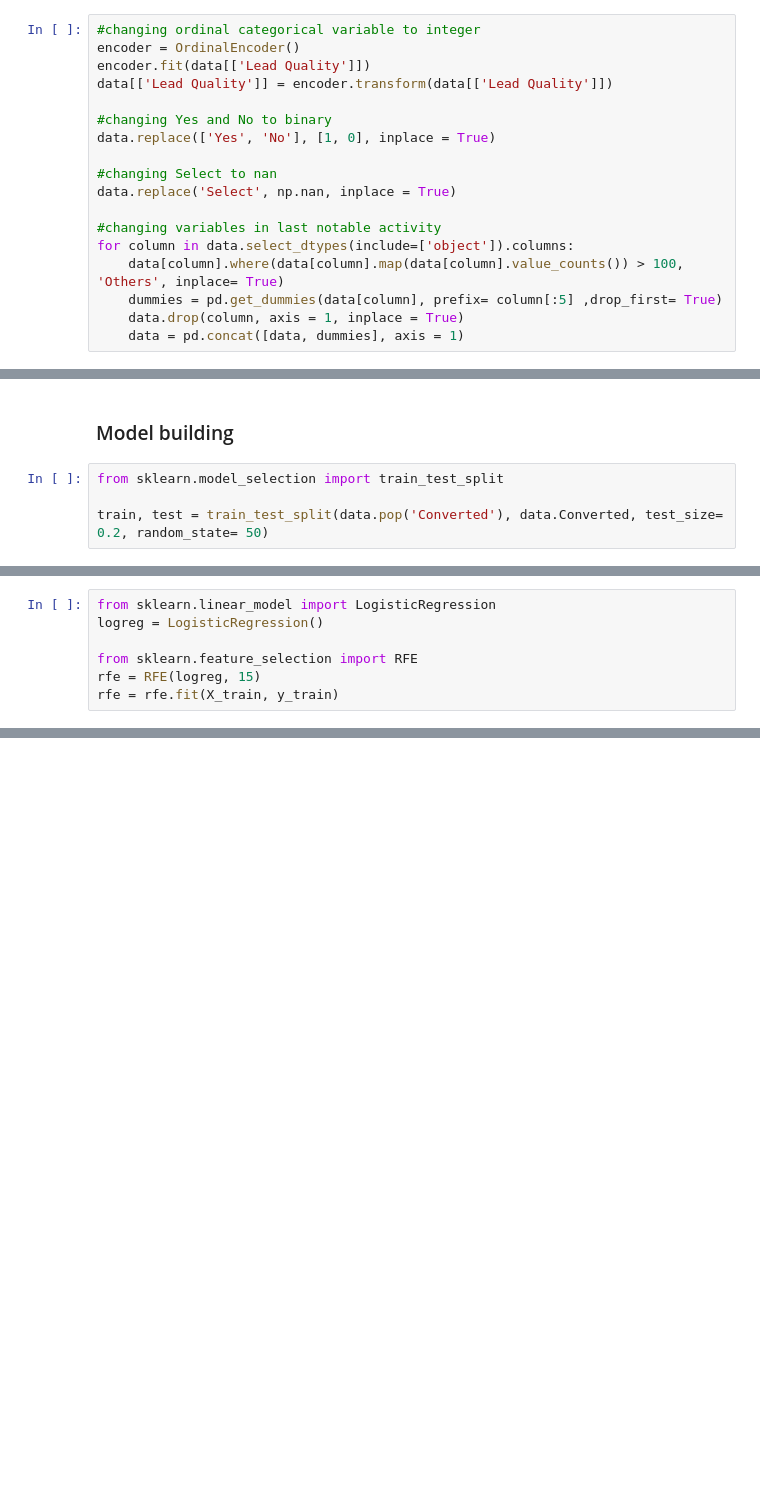
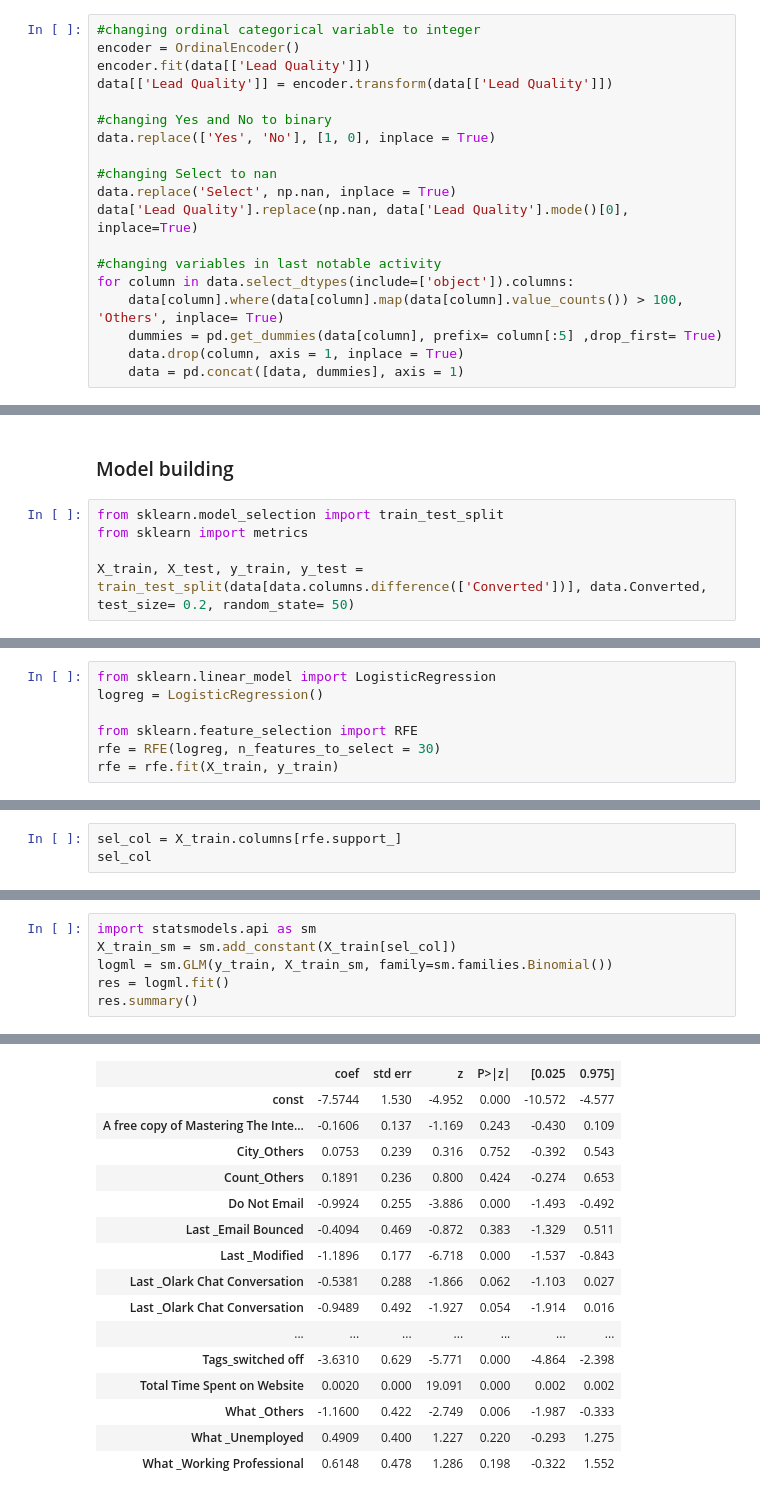
Before and after one commit to artik-gupta/Lead-Score-Case-study-assignment, a Jupyter notebook: LR model.ipynb, the cells around one changed output, grey strips where cells are left out. Cells and saved outputs as stored; diff of their text form; blank space fills up the shorter version.

```diff
--- a/LR model.ipynb
+++ b/LR model.ipynb
@@ -190,6 +188,7 @@ data.replace(['Yes', 'No'], [1, 0], inplace = True)
 
 #changing Select to nan
 data.replace('Select', np.nan, inplace = True)
+data['Lead Quality'].replace(np.nan, data['Lead Quality'].mode()[0], inplace=True)
 
 #changing variables in last notable activity
 for column in data.select_dtypes(include=['object']).columns:
@@ -210,5 +209,6 @@ data.head()
 ### Model building
 # %%
 from sklearn.model_selection import train_test_split
+from sklearn import metrics
 
-train, test = train_test_split(data.pop('Converted'), data.Converted, test_size= 0.2, random_state= 50)
+X_train, X_test, y_train, y_test = train_test_split(data[data.columns.difference(['Converted'])], data.Converted, test_size= 0.2, random_state= 50)
@@ -219,5 +217,5 @@ from sklearn.linear_model import LogisticRegression
 logreg = LogisticRegression()
 
 from sklearn.feature_selection import RFE
-rfe = RFE(logreg, 15)
+rfe = RFE(logreg, n_features_to_select = 30)
 rfe = rfe.fit(X_train, y_train)
@@ -223,0 +242,3 @@ rfe = rfe.fit(X_train, y_train)
+# %%
+sel_col = X_train.columns[rfe.support_]
+sel_col
@@ -223,0 +260,7 @@ rfe = rfe.fit(X_train, y_train)
+# %%
+import statsmodels.api as sm
+X_train_sm = sm.add_constant(X_train[sel_col])
+logml = sm.GLM(y_train, X_train_sm, family=sm.families.Binomial())
+res = logml.fit()
+res.summary()
+# %% [output]
@@ -223,0 +277,16 @@ rfe = rfe.fit(X_train, y_train)
+|  | coef | std err | z | P>|z| | [0.025 | 0.975] |
+| const | -7.5744 | 1.530 | -4.952 | 0.000 | -10.572 | -4.577 |
+| A free copy of Mastering The Inte... | -0.1606 | 0.137 | -1.169 | 0.243 | -0.430 | 0.109 |
+| City_Others | 0.0753 | 0.239 | 0.316 | 0.752 | -0.392 | 0.543 |
+| Count_Others | 0.1891 | 0.236 | 0.800 | 0.424 | -0.274 | 0.653 |
+| Do Not Email | -0.9924 | 0.255 | -3.886 | 0.000 | -1.493 | -0.492 |
+| Last _Email Bounced | -0.4094 | 0.469 | -0.872 | 0.383 | -1.329 | 0.511 |
+| Last _Modified | -1.1896 | 0.177 | -6.718 | 0.000 | -1.537 | -0.843 |
+| Last _Olark Chat Conversation | -0.5381 | 0.288 | -1.866 | 0.062 | -1.103 | 0.027 |
+| Last _Olark Chat Conversation | -0.9489 | 0.492 | -1.927 | 0.054 | -1.914 | 0.016 |
+| ... | ... | ... | ... | ... | ... | ... |
+| Tags_switched off | -3.6310 | 0.629 | -5.771 | 0.000 | -4.864 | -2.398 |
+| Total Time Spent on Website | 0.0020 | 0.000 | 19.091 | 0.000 | 0.002 | 0.002 |
+| What _Others | -1.1600 | 0.422 | -2.749 | 0.006 | -1.987 | -0.333 |
+| What _Unemployed | 0.4909 | 0.400 | 1.227 | 0.220 | -0.293 | 1.275 |
+| What _Working Professional | 0.6148 | 0.478 | 1.286 | 0.198 | -0.322 | 1.552 |
```
Also changed, not shown: parts of 20 cells of this notebook.
